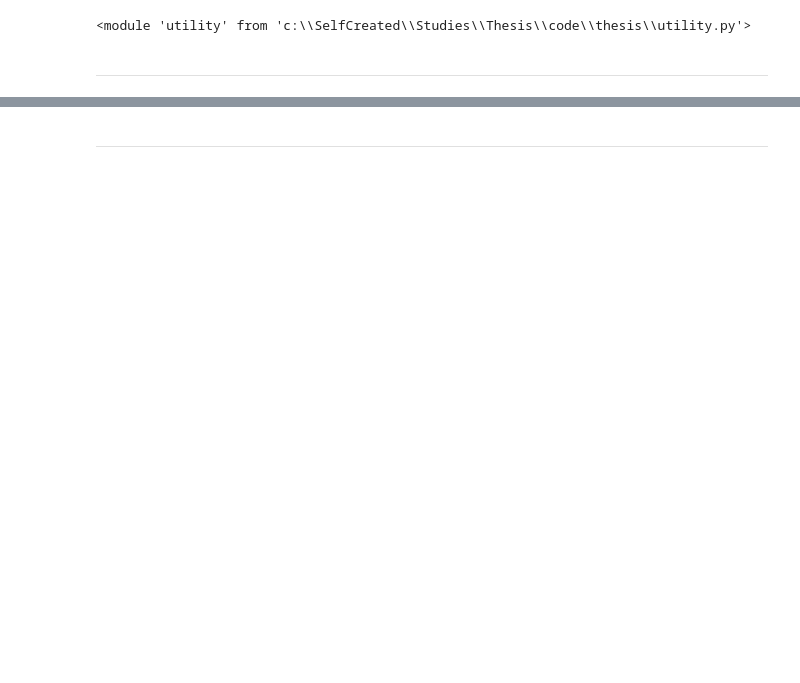
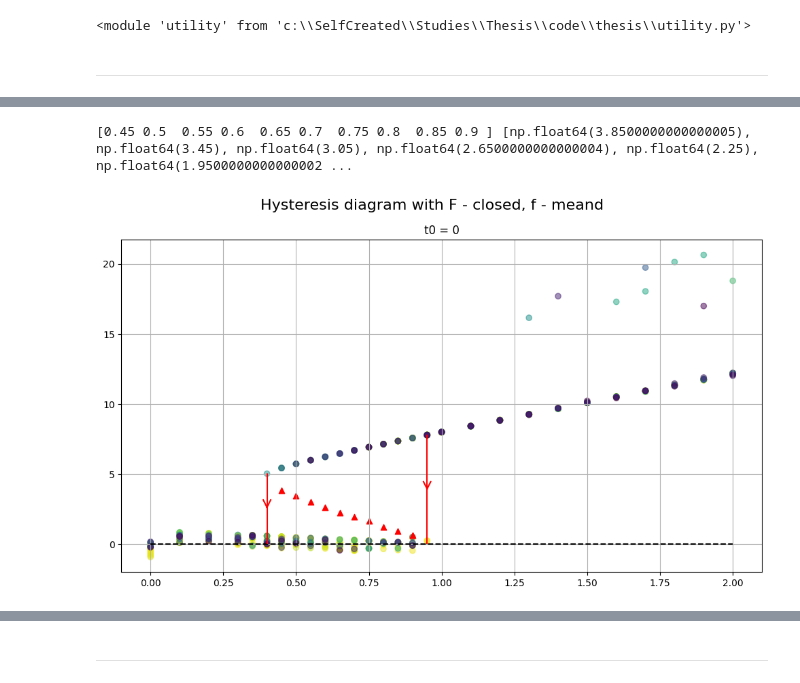
Before and after one commit to oleksii-yer/thesis, a Jupyter notebook: notebook_hysteresis.ipynb, the cells around one changed output, grey strips where cells are left out. Cells and saved outputs as stored; diff of their text form; code cells hidden in the pictures; blank space fills up the shorter version.

```diff
--- a/notebook_hysteresis.ipynb
+++ b/notebook_hysteresis.ipynb
@@ -31,0 +85,21 @@ phi = 0
+# %%
+# Histenesis diagram
+importlib.reload(ts)
+importlib.reload(nm)
+
+a = 1
+b = 1
+tau = 10
+
+# t0_list = np.linspace(0, 2*tau, 5)[:-1]
+t0_list = [0]
+x0 = 0
+y0_list = np.concatenate([np.arange(0, 2, 0.1) * (-1), np.arange(2, 21, 2) * (-1)])
+mu_range = np.concatenate([np.arange(0, 0.3, 0.1), np.linspace(0.3, 1, 15), np.arange(1.1, 2.1, 0.1)])
+h = 0.01  # Time step
+t_end = 1000  # End time
+
+ts.create_diagram_hyst('numerical', t0_list, y0_list, mu_range, a, b, tau, 'closed', 'meand', h, t_end)
+# %% [output]
+[0.45 0.5  0.55 0.6  0.65 0.7  0.75 0.8  0.85 0.9 ] [np.float64(3.8500000000000005), np.float64(3.45), np.float64(3.05), np.float64(2.6500000000000004), np.float64(2.25), np.float64(1.9500000000000002 ...
+[figure, added]
```
Also changed, not shown: parts of 41 cells of this notebook, 6 other files.
